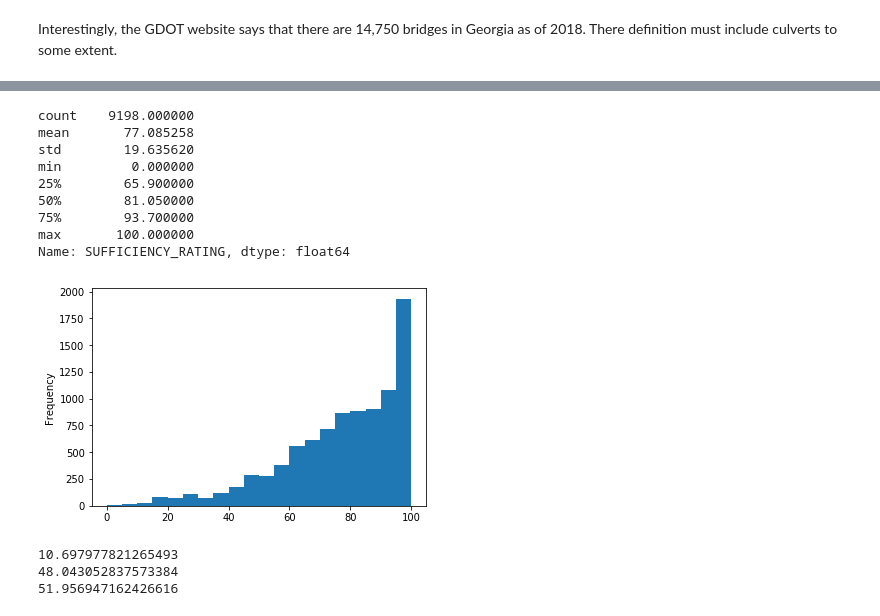
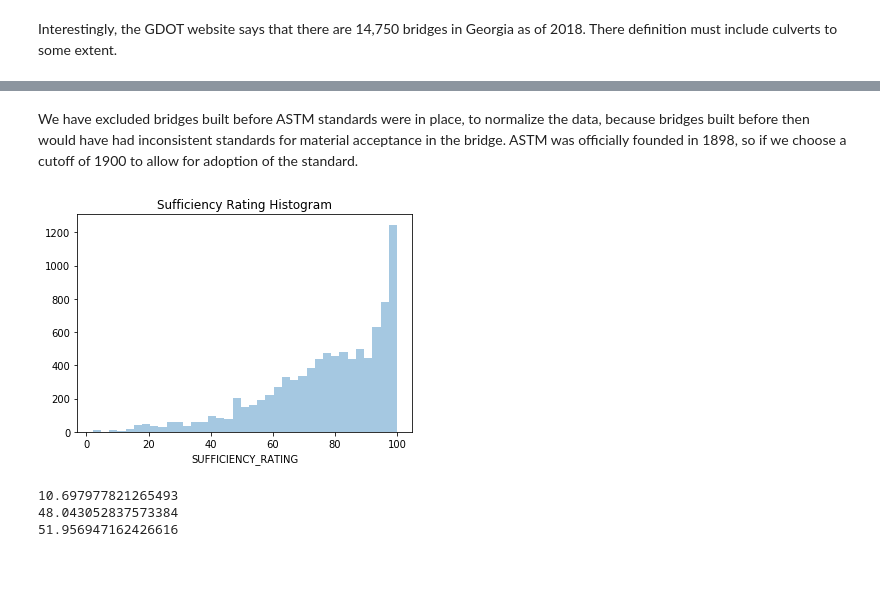
Before and after one commit to carlosbrown2/Springboard, a Jupyter notebook: Capstone Project 1.ipynb, the cells around one changed output, grey strips where cells are left out. Saved outputs shown, nothing was run; the diff lists cells and outputs as text; code cells hidden in the pictures; blank space fills up the shorter version.

Commit message:
Further data cleaning, more visuals including heatmap, using seaborn for visualization

```diff
--- a/Capstone Project 1.ipynb
+++ b/Capstone Project 1.ipynb
@@ -37,20 +63,14 @@ data.head(10)
-# %%
-data['SUFFICIENCY_RATING'].describe()
-# %% [output]
-count    9198.000000
-mean       77.085258
-std        19.635620
-min         0.000000
-25%        65.900000
-50%        81.050000
-75%        93.700000
-max       100.000000
-Name: SUFFICIENCY_RATING, dtype: float64
+# %% [markdown]
+We have excluded bridges built before ASTM standards were in place, to normalize the data, because
+bridges built before then would have had inconsistent standards for material acceptance in the bridge.
+ASTM was officially founded in 1898, so if we choose a cutoff of 1900 to allow for adoption of the standard.
 # %%
-data['SUFFICIENCY_RATING'].plot(kind='hist',bins=20)
+#data['SUFFICIENCY_RATING'].plot(kind='hist',bins=20)
+sns.distplot(data['SUFFICIENCY_RATING'],kde=False)
+plt.title('Sufficiency Rating Histogram')
 plt.show()
 # %% [output]
-[figure, old version]
+[figure, new version]
 # %%
 perc_atorbelow_50 = data['SUFFICIENCY_RATING'].loc[data['SUFFICIENCY_RATING']<=50].shape[0] / num_bridges *100
 perc_atorbelow_80 = data['SUFFICIENCY_RATING'].loc[data['SUFFICIENCY_RATING']<=80].shape[0] / num_bridges *100
```
Also changed, not shown: parts of 13 cells of this notebook.
